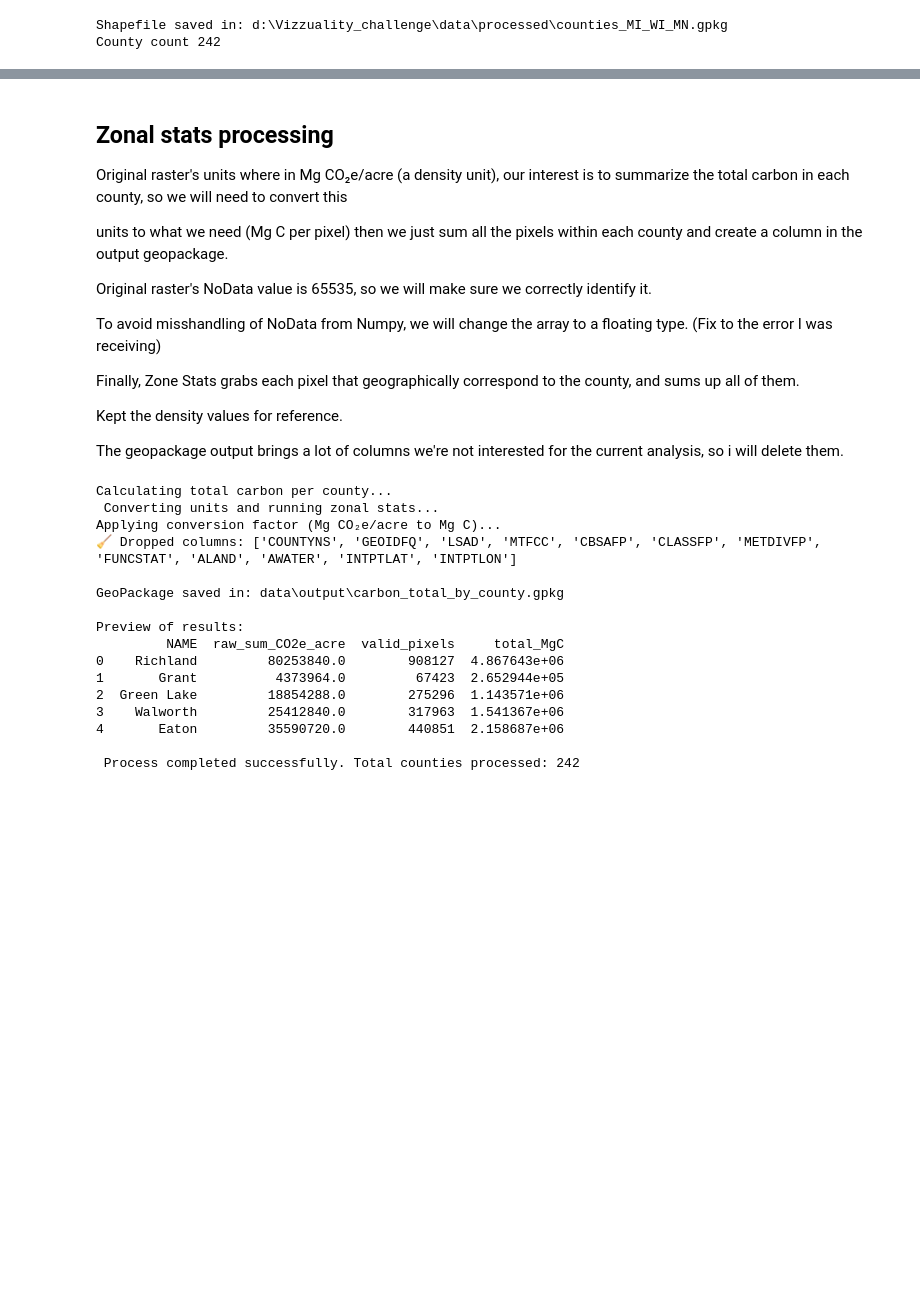
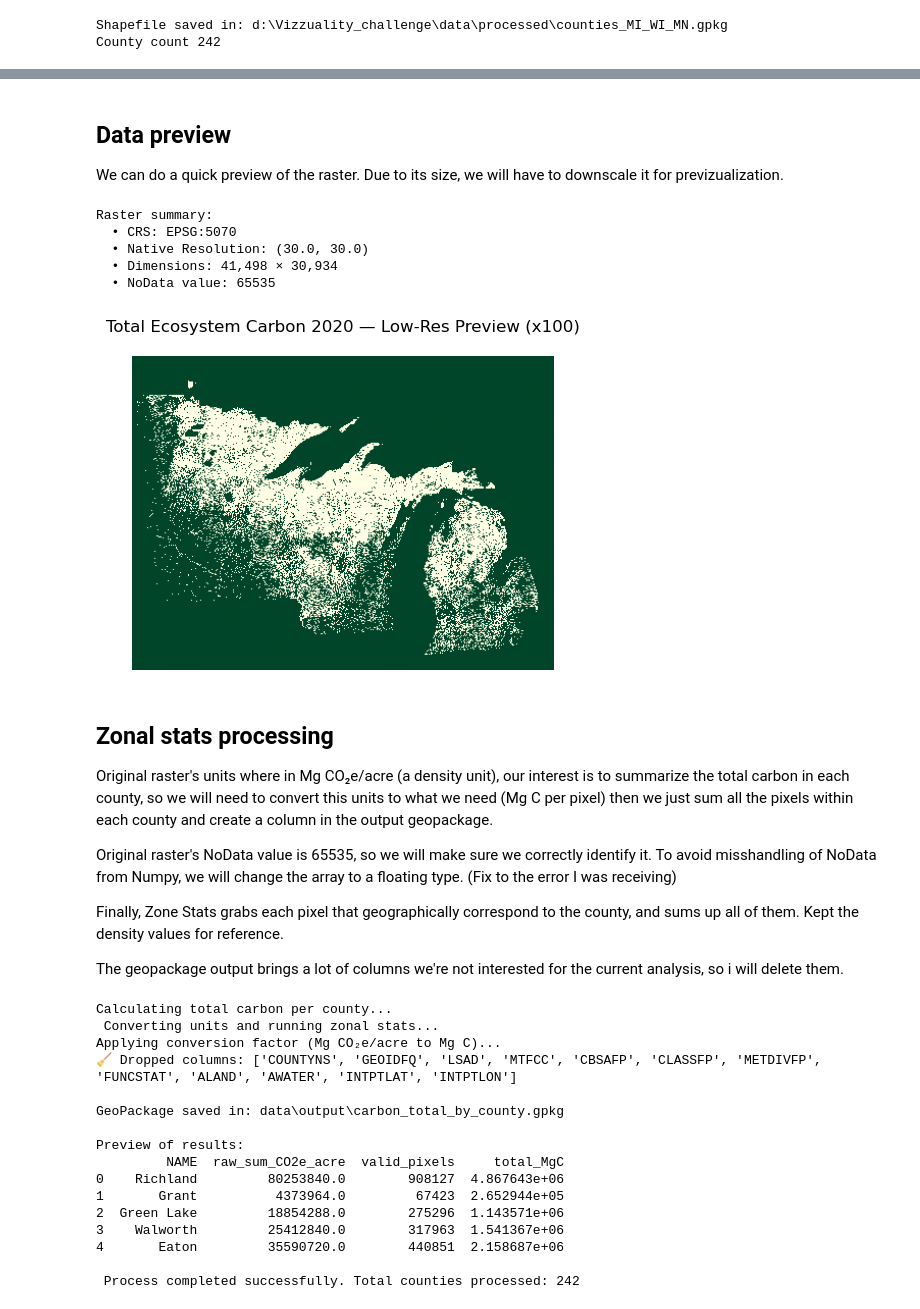
Before and after one commit to bernirazquin/Vizzuality_challenge, a Jupyter notebook: total_carbon_pipeline.ipynb, the cells around one changed output, grey strips where cells are left out. Saved outputs shown, nothing was run; the diff lists cells and outputs as text; code cells hidden in the pictures; blank space fills up the shorter version.

```diff
--- a/total_carbon_pipeline.ipynb
+++ b/total_carbon_pipeline.ipynb
@@ -124,17 +126,68 @@ New Geopackage saved in: d:\Vizzuality_challenge\data\processed\counties_reproj.
+# %% [markdown]
+## Data preview
+We can do a quick preview of the raster. Due to its size, we will have to downscale it for previzualization.
+# %%
+from rasterio.enums import Resampling
+from rasterio.transform import array_bounds
+
+DOWNSCALE = 100
+
+with rasterio.open(raster_path) as src:
+    # --- Metadata summary ---
+    crs = src.crs
+    res = src.res
+    nodata_val = src.nodata
+    width, height = src.width, src.height
+
+    print("\nRaster summary:")
+    print(f"  • CRS: {crs}")
+    print(f"  • Native Resolution: {res}")
+    print(f"  • Dimensions: {width:,} × {height:,}")
+    print(f"  • NoData value: 65535")
+
+    # --- Read and downsample raster ---
+    lowres = src.read(
+        1,
+        out_shape=(int(src.height/DOWNSCALE), int(src.width/DOWNSCALE)),
+        resampling=Resampling.nearest
+    )
+
+    # --- Compute extent ---
+    transform = src.transform * src.transform.scale(
+        src.width / lowres.shape[1],
+        src.height / lowres.shape[0]
+    )
+    bounds = array_bounds(lowres.shape[0], lowres.shape[1], transform)
+
+# --- Plot raster ---
+fig, ax = plt.subplots(figsize=(8, 4))
+img = ax.imshow(
+    lowres,
+    extent=(bounds[0], bounds[2], bounds[1], bounds[3]),
+    cmap=cmap,
+    origin="upper"
+)
+ax.set_axis_off()
+plt.title(f"Total Ecosystem Carbon 2020 — Low-Res Preview (x{DOWNSCALE})")
+plt.tight_layout()
+
+plt.tight_layout(rect=[0, 0.05, 1, 1])  # make space for the text box
+plt.show()
+# %% [output]
+Raster summary:
+  • CRS: EPSG:5070
+  • Native Resolution: (30.0, 30.0)
+  • Dimensions: 41,498 × 30,934
+  • NoData value: 65535
+[figure, added]
 # %% [markdown]
 ## Zonal stats processing
 
-Original raster's units where in Mg CO₂e/acre (a density unit), our interest is to summarize the total carbon in each county, so we will need to convert this
+Original raster's units where in Mg CO₂e/acre (a density unit), our interest is to summarize the total carbon in each county, so we will need to convert this units to what we need (Mg C per pixel) then we just sum all the pixels within each county and create a column in the output geopackage.
 
-units to what we need (Mg C per pixel) then we just sum all the pixels within each county and create a column in the output geopackage.
+Original raster's NoData value is 65535, so we will make sure we correctly identify it. To avoid misshandling of NoData from Numpy, we will change the array to a floating type. (Fix to the error I was receiving)
 
-Original raster's NoData value is 65535, so we will make sure we correctly identify it.
-
-To avoid misshandling of NoData from Numpy, we will change the array to a floating type. (Fix to the error I was receiving)
-
-Finally, Zone Stats grabs each pixel that geographically correspond to the county, and sums up all of them.
-
-Kept the density values for reference.
+Finally, Zone Stats grabs each pixel that geographically correspond to the county, and sums up all of them. Kept the density values for reference.
 
 The geopackage output brings a lot of columns we're not interested for the current analysis, so i will delete them.
 # %%
```
Also changed, not shown: parts of 19 cells of this notebook.
